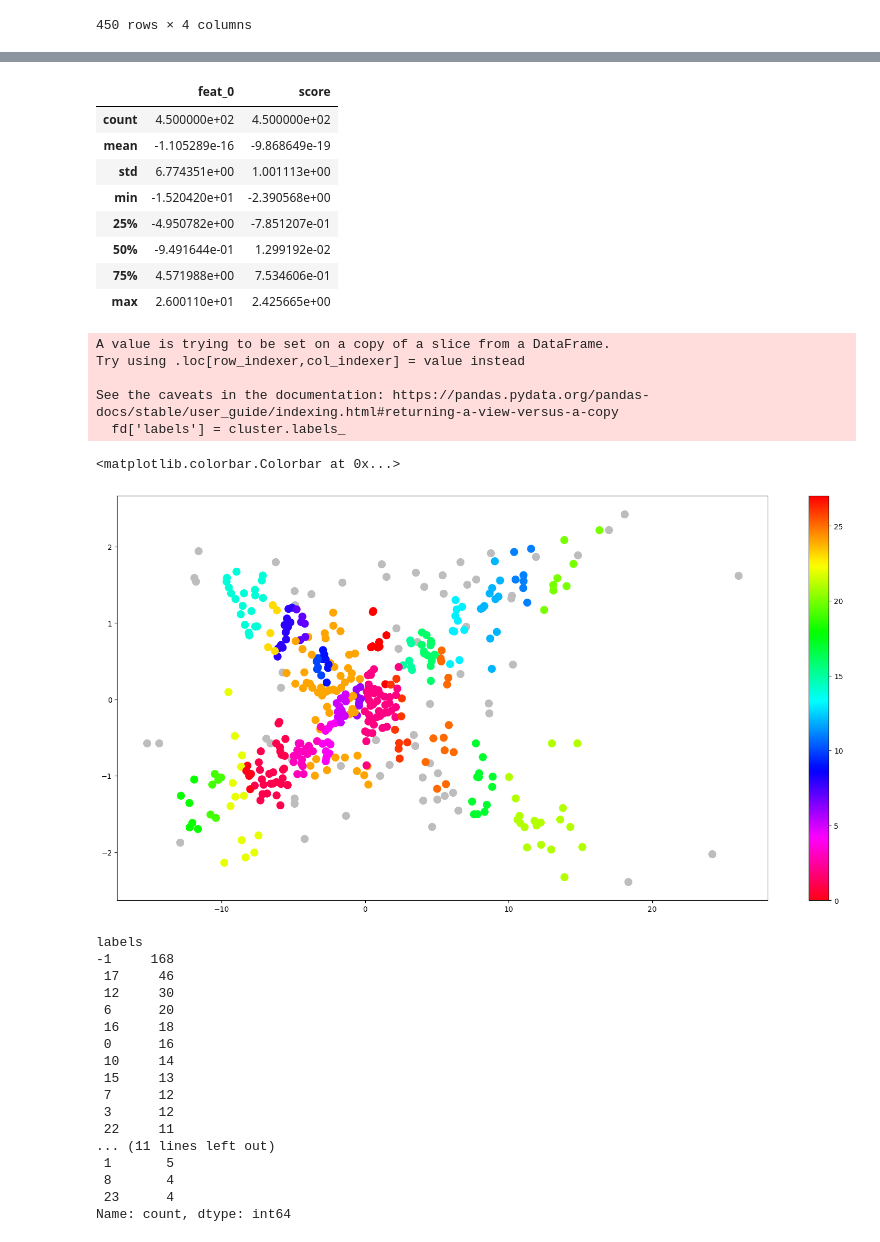
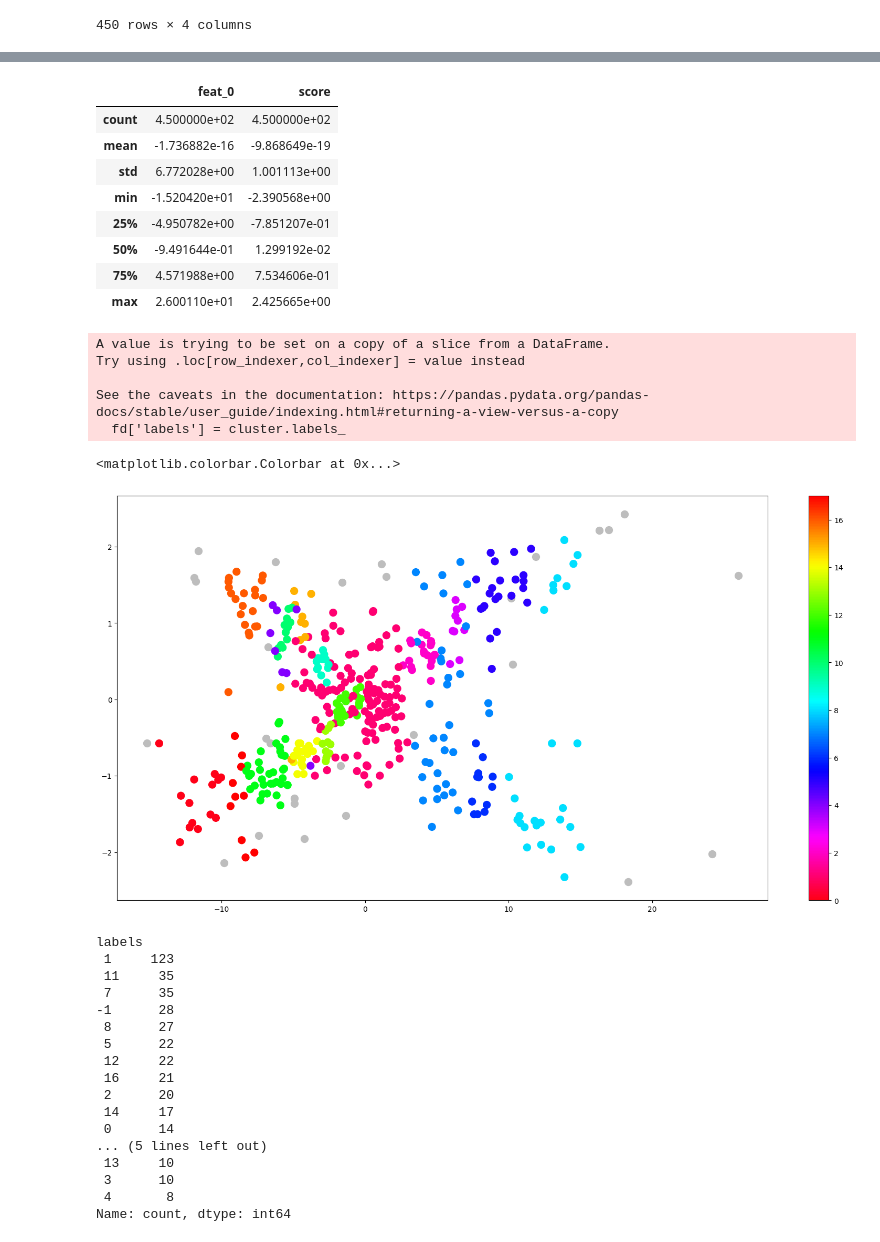
Before and after one commit to TiffanyICIS/HACKS_AI_hackathon_2023, a Jupyter notebook: solution.ipynb, the cells around one changed output, grey strips where cells are left out. Drawn from its saved outputs; the diff is of its cells as text; code cells hidden in the pictures.

```diff
--- a/solution.ipynb
+++ b/solution.ipynb
@@ -18,13 +18,19 @@ stop_columns = ['№', 'Компатриоты', 'Unnamed: 4', 'Название
 # %%
 def data_prep(files_names):
     full_data = pd.DataFrame(columns=['ФИО', 'Компетенция'] + [f'feat_{i}' for i in range(N_COMPONENTS)])
-
+    score_data = pd.DataFrame(columns=('ФИО','Баллы, ед.', 'Баллы, %', 'Баллы по ключевым навыкам'), index=None)
     for filename in tqdm(files_names):
         data = pd.read_csv(INPUT_DIR + filename)
         if 'ФИО' in data.columns:
             fio = data['ФИО']
         else:
             fio = data['ФИО участников']
+            data.rename(columns={'ФИО участников': 'ФИО'}, inplace=True)
+        try:
+            score_data = pd.concat([score_data, data[['ФИО','Баллы, ед.', 'Баллы, %', 'Баллы по ключевым навыкам']]], axis=0)
+        except KeyError:
+            data.rename(columns={'Баллы ': 'Баллы по ключевым навыкам'}, inplace=True)
+            score_data = pd.concat([score_data, data[['ФИО','Баллы, ед.', 'Баллы, %', 'Баллы по ключевым навыкам']]], axis=0)
         comp = data['Компетенция']
         if data['Баллы, %'].isna().sum() != 0 and data['Баллы, ед.'].isna().sum() == 0:
             data['Баллы, %'] = data['Баллы, ед.']
@@ -47,10 +53,10 @@ def data_prep(files_names):
         data_reduced = pd.DataFrame(data_reduced, columns = [f'feat_{i}' for i in range(N_COMPONENTS)])
         data_reduced['ФИО'], data_reduced['Компетенция'], data_reduced['score'] = fio, comp, score_scaled
         full_data = pd.concat([data_reduced, full_data], axis=0)
-    return full_data
+    return full_data, score_data
 # %%
 file_list = os.listdir(INPUT_DIR)
-full_data = data_prep(file_list)
+full_data, score_data = data_prep(file_list)
 # %%
 full_data
 # %% [output]
@@ -74,8 +96,8 @@ fd.describe()
 # %% [output]
 |  | feat_0 | score |
 | count | 4.500000e+02 | 4.500000e+02 |
-| mean | -1.105289e-16 | -9.868649e-19 |
-| std | 6.774351e+00 | 1.001113e+00 |
+| mean | -1.736882e-16 | -9.868649e-19 |
+| std | 6.772028e+00 | 1.001113e+00 |
 | min | -1.520420e+01 | -2.390568e+00 |
 | 25% | -4.950782e+00 | -7.851207e-01 |
 | 50% | -9.491644e-01 | 1.299192e-02 |
@@ -84,46 +106,42 @@ fd.describe()
 # %%
 import matplotlib.pyplot as plt
 # Подготовка данных\\
-cluster = hdbscan.HDBSCAN(min_cluster_size=4,
-
-                          metric='euclidean',
-
-cluster_selection_method='eom').fit(fd)
+cluster = hdbscan.HDBSCAN(min_cluster_size=7, metric='euclidean', cluster_selection_method='eom').fit(fd)
 fd['labels'] = cluster.labels_
 # Визуализация кластеров
 fig, ax = plt.subplots(figsize=(20, 10))
 outliers = fd.loc[fd.labels == -1, :]
 clustered = fd.loc[fd.labels != -1, :]
 plt.scatter(outliers.feat_0, outliers.score, color='#BDBDBD', s=100)
 plt.scatter(clustered.feat_0, clustered.score, c=clustered.labels,
 s=100, cmap='hsv_r')
 
 plt.colorbar()
 # %% [output]
 A value is trying to be set on a copy of a slice from a DataFrame.
 Try using .loc[row_indexer,col_indexer] = value instead
 
 See the caveats in the documentation: https://pandas.pydata.org/pandas-docs/stable/user_guide/indexing.html#returning-a-view-versus-a-copy
   fd['labels'] = cluster.labels_
 <matplotlib.colorbar.Colorbar at 0x...>
-[figure, old version]
+[figure, new version]
 # %%
 fd['labels'].value_counts()
 # %% [output]
 labels
--1     168
- 17     46
- 12     30
- 6      20
- 16     18
- 0      16
- 10     14
- 15     13
- 7      12
- 3      12
- 22     11
-... (11 lines left out)
- 1       5
- 8       4
- 23      4
+ 1     123
+ 11     35
+ 7      35
+-1      28
+ 8      27
+ 5      22
+ 12     22
+ 16     21
+ 2      20
+ 14     17
+ 0      14
+... (5 lines left out)
+ 13     10
+ 3      10
+ 4       8
 Name: count, dtype: int64
```
Also changed, not shown: parts of 7 cells of this notebook, 2 other files.
